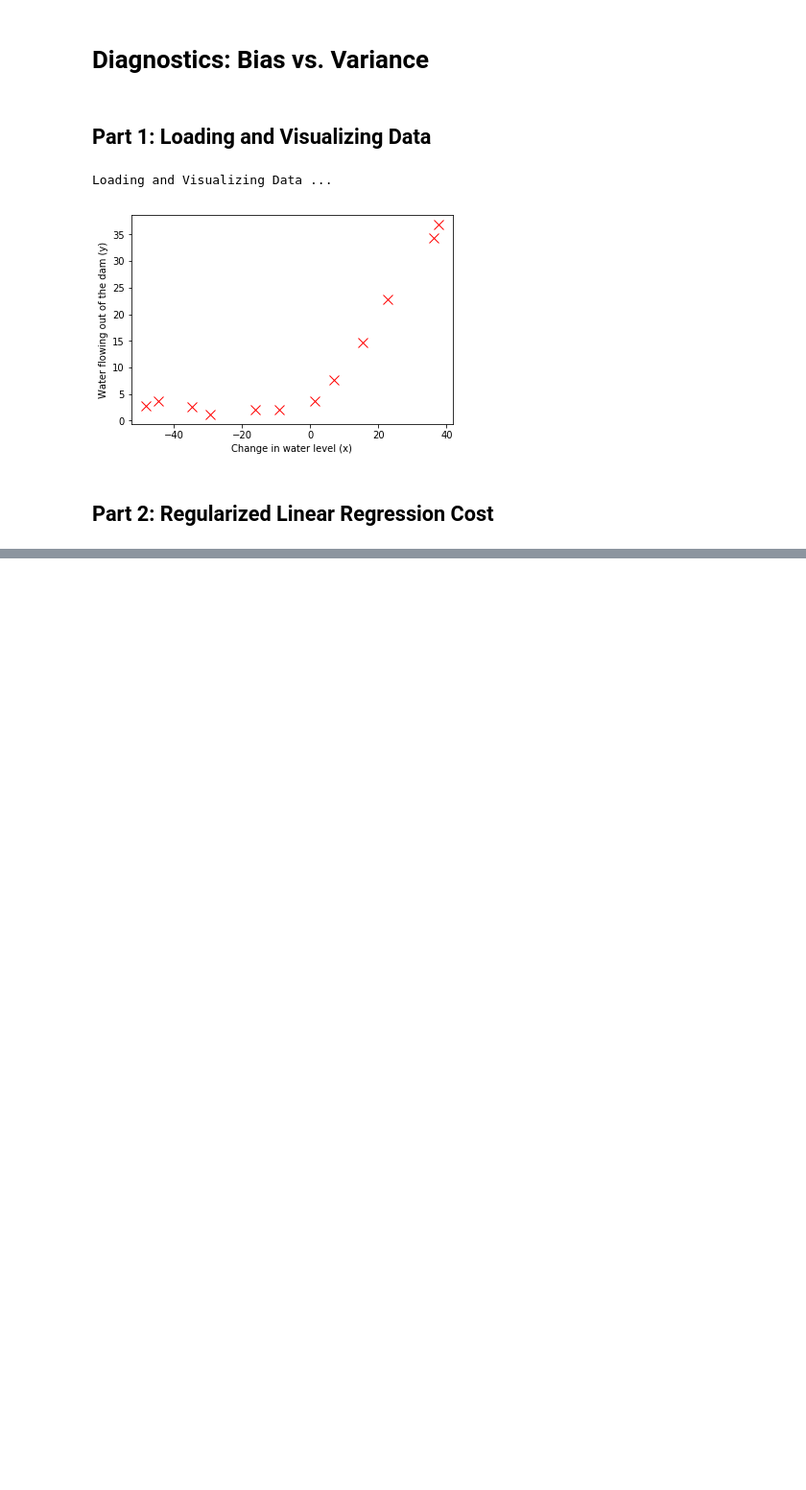
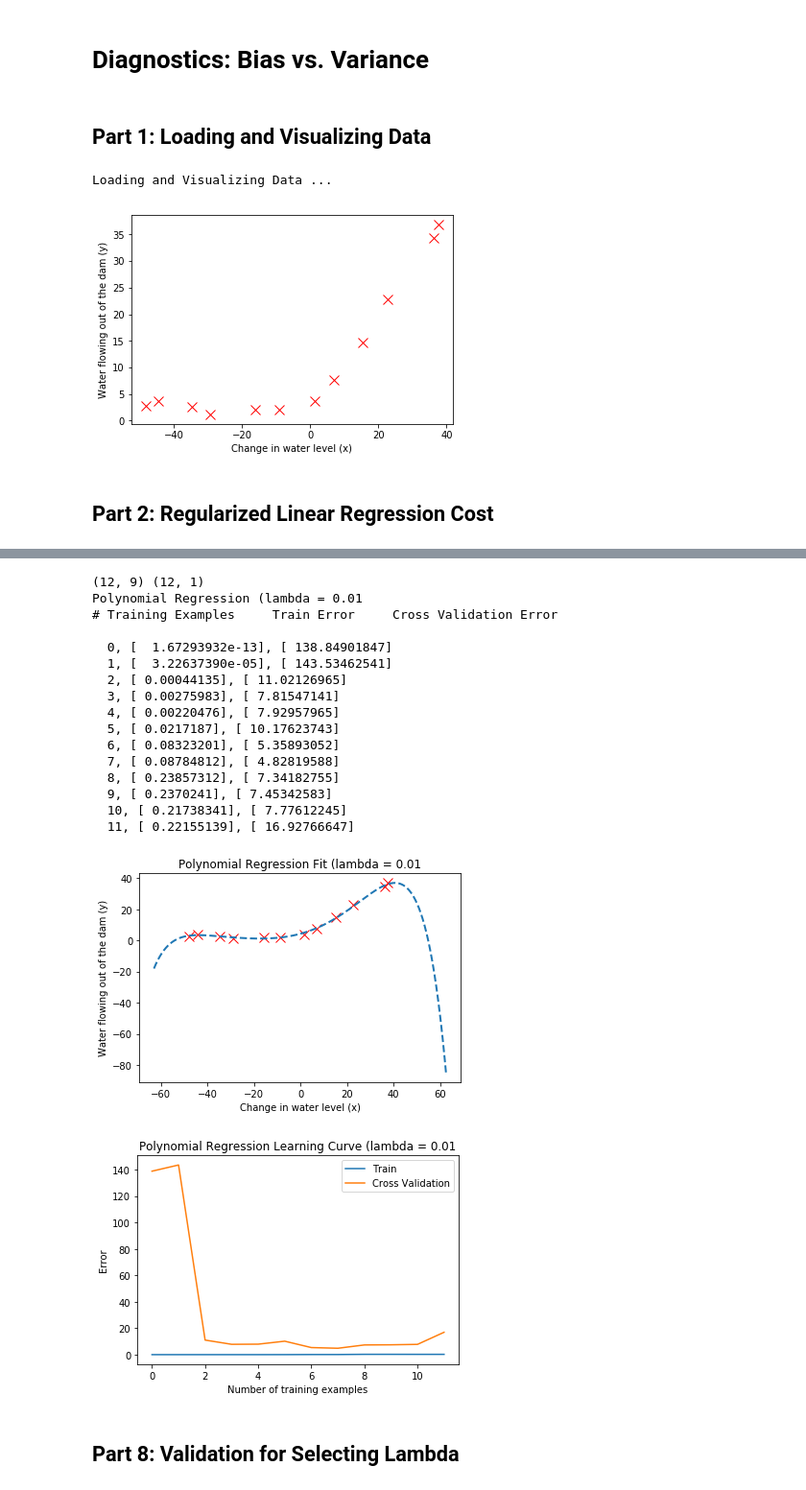
Before and after one commit to aldudalski/MachineLearningJupyter, a Jupyter notebook: 5 Diagnostics Bias vs Variance.ipynb, the cells around one changed output, grey strips where cells are left out. Shown at 96% size. Drawn from its saved outputs; the diff is of its cells as text; code cells hidden in the pictures; blank space fills up the shorter version.

```diff
--- a/5 Diagnostics Bias vs Variance.ipynb
+++ b/5 Diagnostics Bias vs Variance.ipynb
@@ -52,0 +248,13 @@ pause;
+# %%
+def poly_features(X, p):
+#POLYFEATURES Maps X (1D vector) into the p-th power
+#   [X_poly] = POLYFEATURES(X, p) takes a data matrix X (size m x 1) and
+#   maps each example into its polynomial features where
+#   X_poly(i, :) = [X(i) X(i).^2 X(i).^3 ...  X(i).^p];
+
+    X_poly = X
+
+    for i in np.arange(1,p): #=2:p
+        j=i+1
+        X_poly = np.c_[X_poly, X**j]
+    return X_poly
@@ -52,0 +314,48 @@ pause;
+# %%
+Lambda = 0.01
+print(X_poly.shape, y.shape)
+theta = train_linear_reg(X_poly, y, Lambda)
+
+# Plot training data and fit
+plt.figure(1)
+plt.plot(X, y, 'rx', markersize=10, linewidth=1.5)
+plot_fit(min(X), max(X), mu, sigma, theta, p)
+plt.xlabel('Change in water level (x)')
+plt.ylabel('Water flowing out of the dam (y)')
+plt.title (f'Polynomial Regression Fit (lambda = {Lambda}')
+
+plt.figure(2)
+error_train, error_val = learning_curve(X_poly, y, X_poly_val, yval, Lambda)
+plt.plot(np.arange(m), error_train, np.arange(m), error_val)
+
+plt.title(f'Polynomial Regression Learning Curve (lambda = {Lambda}')
+plt.xlabel('Number of training examples')
+plt.ylabel('Error')
+#plt.axis([0 13 0 100])
+plt.legend(('Train', 'Cross Validation'))
+
+print(f'Polynomial Regression (lambda = {Lambda}')
+print('# Training Examples\tTrain Error\tCross Validation Error\n');
+for i in np.arange(m):
+    print(f'  {i}, {error_train[i]}, {error_val[i]}')
+# %% [output]
+(12, 9) (12, 1)
+Polynomial Regression (lambda = 0.01
+# Training Examples     Train Error     Cross Validation Error
+
+  0, [  1.67293932e-13], [ 138.84901847]
+  1, [  3.22637390e-05], [ 143.53462541]
+  2, [ 0.00044135], [ 11.02126965]
+  3, [ 0.00275983], [ 7.81547141]
+  4, [ 0.00220476], [ 7.92957965]
+  5, [ 0.0217187], [ 10.17623743]
+  6, [ 0.08323201], [ 5.35893052]
+  7, [ 0.08784812], [ 4.82819588]
+  8, [ 0.23857312], [ 7.34182755]
+  9, [ 0.2370241], [ 7.45342583]
+  10, [ 0.21738341], [ 7.77612245]
+  11, [ 0.22155139], [ 16.92766647]
+[figure, added]
+[figure, added]
+# %% [markdown]
+## Part 8: Validation for Selecting Lambda
```
Also changed, not shown: parts of 18 cells of this notebook, 2 other files.
